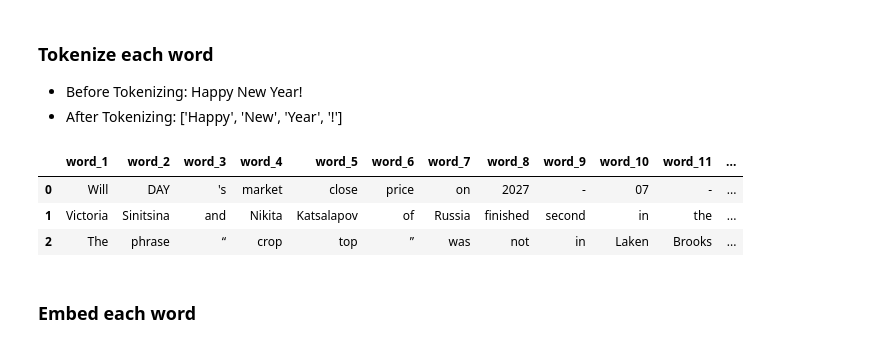
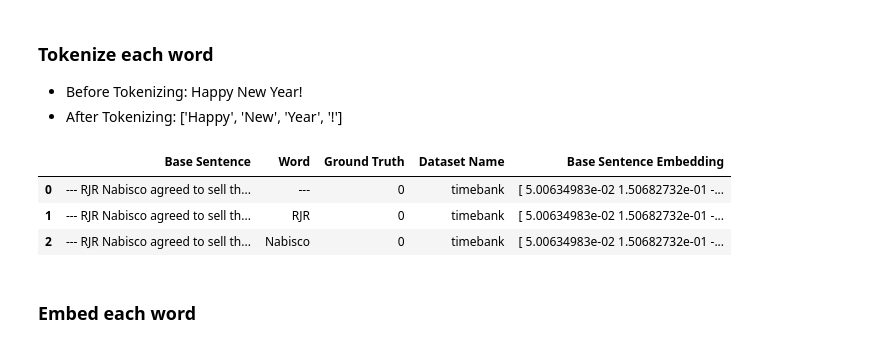
Before and after one commit to ufdatastudio/predictions, a Jupyter notebook: notebook_experiments/rnn_for_classification.ipynb, the cells around one changed output. Cells and saved outputs as stored; diff of their text form; code cells hidden in the pictures.

Commit message:
feat: extracting the embeddings of words within text document for rnn

```diff
--- a/notebook_experiments/rnn_for_classification.ipynb
+++ b/notebook_experiments/rnn_for_classification.ipynb
@@ -93,13 +93,13 @@ len(train_df), len(test_df)
 - After Tokenizing: ['Happy', 'New', 'Year', '!']
 # %%
 train_sfe = SpacyFeatureExtraction(train_df, 'Base Sentence', embedding_model_name="spacy_large")
-train_tokenized, train_ex_df = train_sfe.split_words_in_sentence()
-train_ex_df
+train_tokenized_df = train_sfe.split_words_in_sentence()
+train_tokenized_df.head(3)
 # %% [output]
-|  | word_1 | word_2 | word_3 | word_4 | word_5 | word_6 | word_7 | word_8 | word_9 | word_10 | word_11 | ... |
-| 0 | Will | DAY | 's | market | close | price | on | 2027 | - | 07 | - | ... |
-| 1 | Victoria | Sinitsina | and | Nikita | Katsalapov | of | Russia | finished | second | in | the | ... |
-| 2 | The | phrase | “ | crop | top | ” | was | not | in | Laken | Brooks | ... |
+|  | Base Sentence | Word | Ground Truth | Dataset Name | Base Sentence Embedding |
+| 0 | --- RJR Nabisco agreed to sell th... | --- | 0 | timebank | [ 5.00634983e-02 1.50682732e-01 -... |
+| 1 | --- RJR Nabisco agreed to sell th... | RJR | 0 | timebank | [ 5.00634983e-02 1.50682732e-01 -... |
+| 2 | --- RJR Nabisco agreed to sell th... | Nabisco | 0 | timebank | [ 5.00634983e-02 1.50682732e-01 -... |
 # %% [markdown]
 ### Embed each word
 # %%
```
Also changed, not shown: parts of 13 cells of this notebook, 1 other file.
